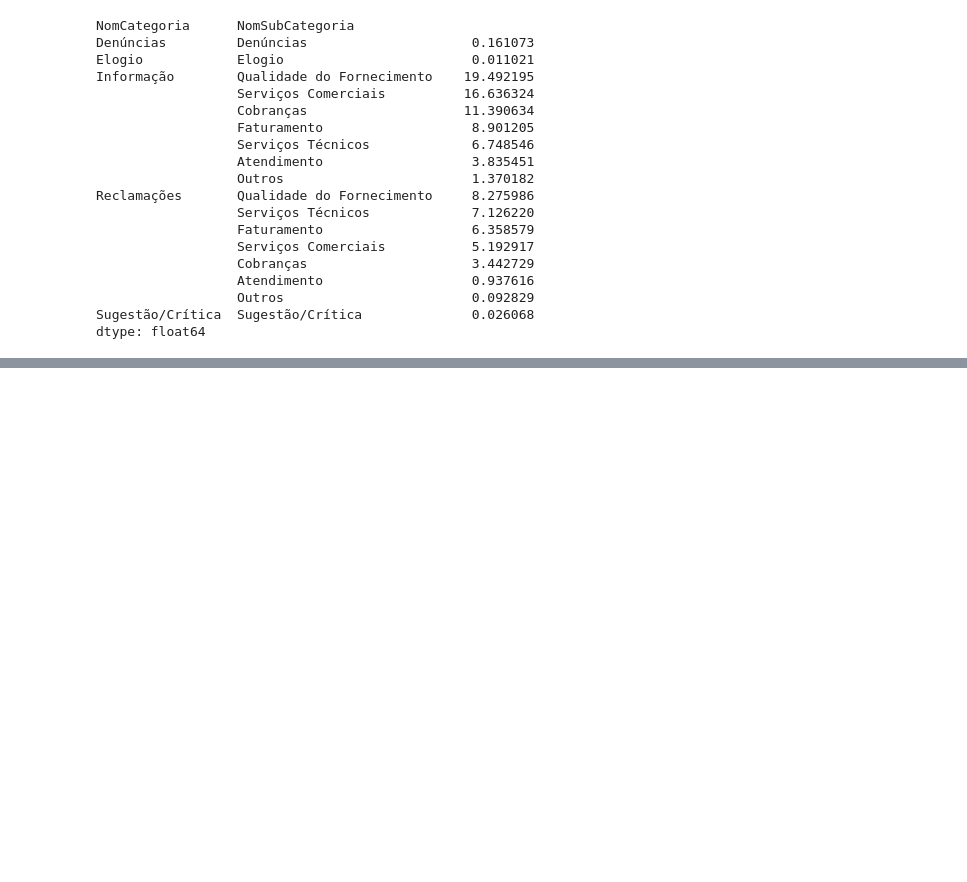
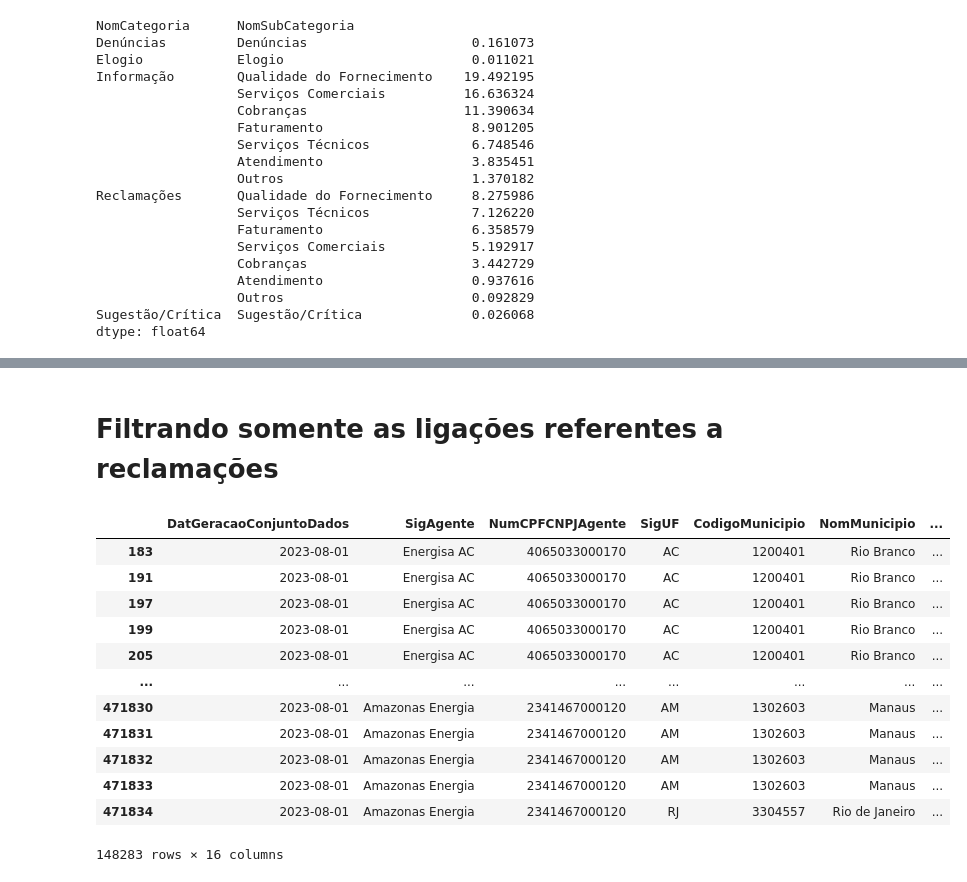
Before and after one commit to LerinaMM/satisfacao_consumidor_aneel, a Jupyter notebook: aneel_ouvidoria.ipynb, the cells around one changed output, grey strips where cells are left out. Saved outputs shown, nothing was run; the diff lists cells and outputs as text; code cells hidden in the pictures; blank space fills up the shorter version.

```diff
--- a/aneel_ouvidoria.ipynb
+++ b/aneel_ouvidoria.ipynb
@@ -144,0 +293,18 @@ dtype: float64
+# %% [markdown]
+# Filtrando somente as ligações referentes a reclamações
+# %%
+dados.query('NomCategoria == "Reclamações"')
+# %% [output]
+|  | DatGeracaoConjuntoDados | SigAgente | NumCPFCNPJAgente | SigUF | CodigoMunicipio | NomMunicipio | ... |
+| 183 | 2023-08-01 | Energisa AC | 4065033000170 | AC | 1200401 | Rio Branco | ... |
+| 191 | 2023-08-01 | Energisa AC | 4065033000170 | AC | 1200401 | Rio Branco | ... |
+| 197 | 2023-08-01 | Energisa AC | 4065033000170 | AC | 1200401 | Rio Branco | ... |
+| 199 | 2023-08-01 | Energisa AC | 4065033000170 | AC | 1200401 | Rio Branco | ... |
+| 205 | 2023-08-01 | Energisa AC | 4065033000170 | AC | 1200401 | Rio Branco | ... |
+| ... | ... | ... | ... | ... | ... | ... | ... |
+| 471830 | 2023-08-01 | Amazonas Energia | 2341467000120 | AM | 1302603 | Manaus | ... |
+| 471831 | 2023-08-01 | Amazonas Energia | 2341467000120 | AM | 1302603 | Manaus | ... |
+| 471832 | 2023-08-01 | Amazonas Energia | 2341467000120 | AM | 1302603 | Manaus | ... |
+| 471833 | 2023-08-01 | Amazonas Energia | 2341467000120 | AM | 1302603 | Manaus | ... |
+| 471834 | 2023-08-01 | Amazonas Energia | 2341467000120 | RJ | 3304557 | Rio de Janeiro | ... |
+148283 rows × 16 columns
```
Also changed, not shown: parts of 15 cells of this notebook.
